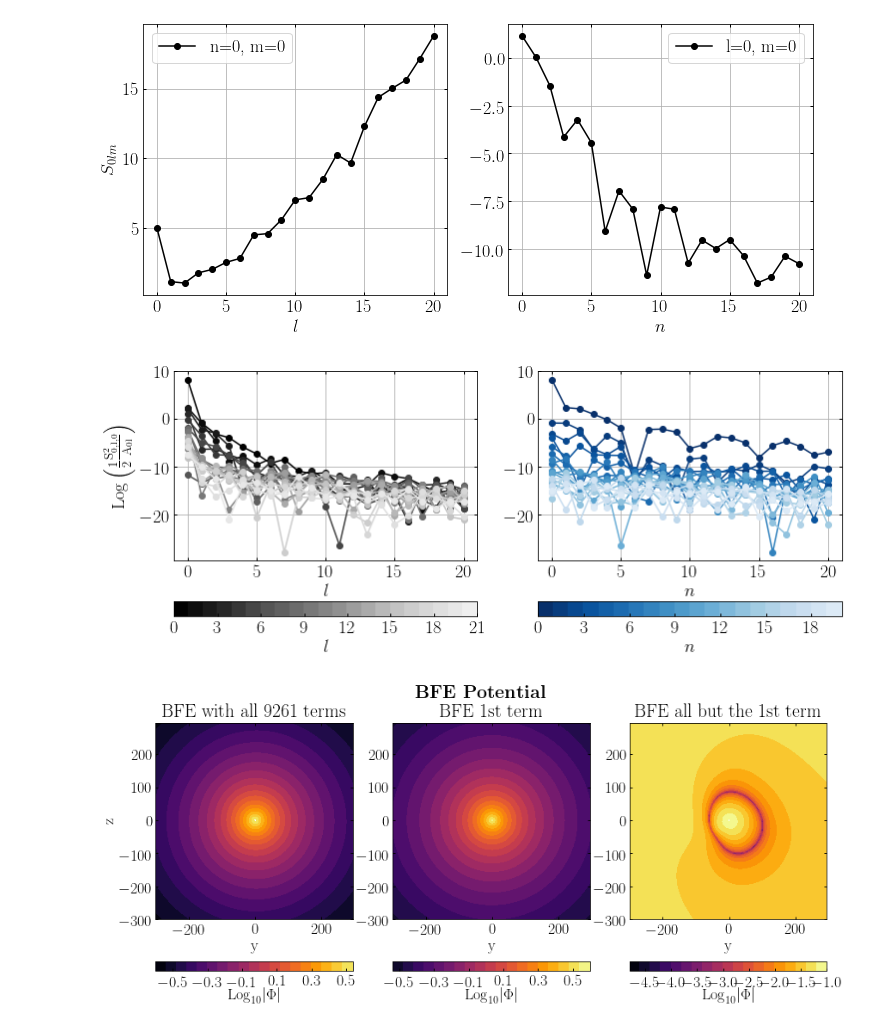
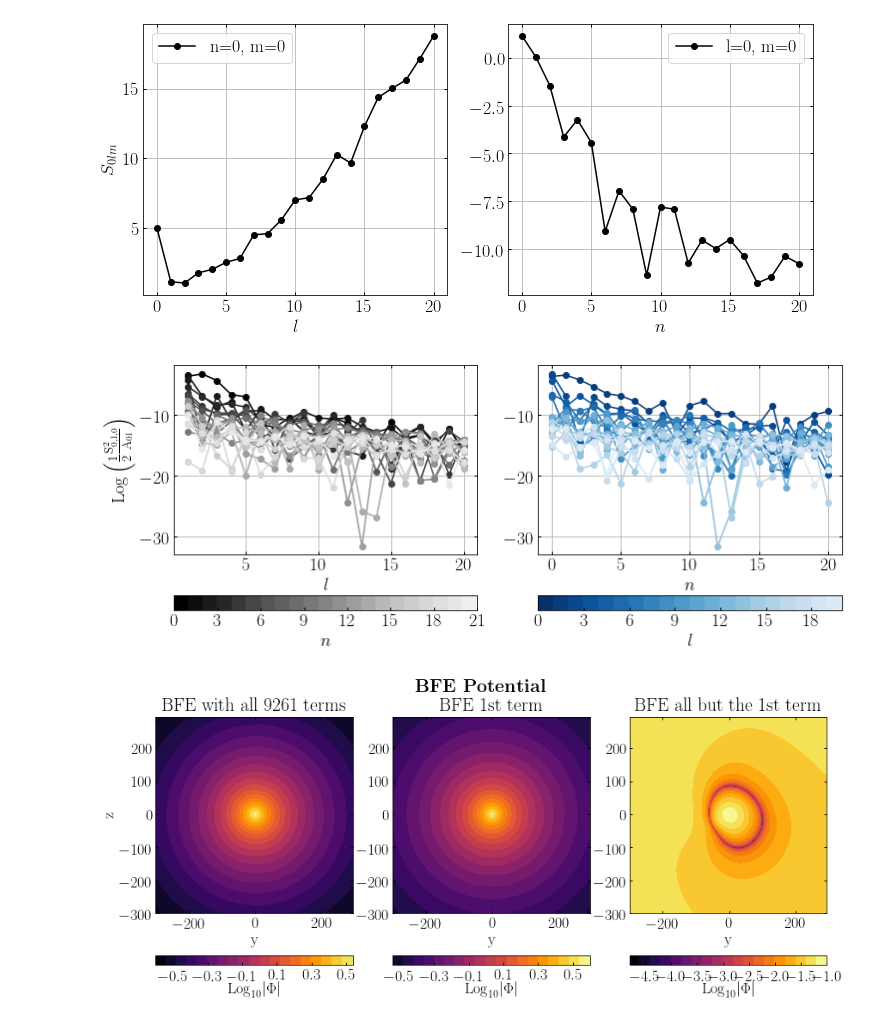
Before and after one commit to jngaravitoc/MW-LMC-SCF, a Jupyter notebook: code/BFE_mwlmc.ipynb, the cells around one changed output. Cells and saved outputs as stored; diff of their text form; code cells hidden in the pictures.

```diff
--- a/code/BFE_mwlmc.ipynb
+++ b/code/BFE_mwlmc.ipynb
@@ -31,3 +37,6 @@ Returning DISK  Positions
 Returning DISK  Velocities
 Returning DISK  Potential
 Loading MW particles and LMC particles
+# %%
+MW_post = reading_snapshots.read_MW_snap_com_coordinates('../../MW_anisotropy/code/test_snaps/', 'MW2_100M_beta1_vir_017', LMC=False,
+                                                                 N_halo_part=100000000, pot=False)
@@ -41,4 +57,7 @@ r_mwlmc5 = (MWLMC5_pos[0][:,0]**2 + MWLMC5_pos[0][:,1]**2 + MWLMC5_pos[0][:,2]**
 index_cut = np.where(r_mwlmc5 < 300)[0]
+# %%
+r_mw = (MW_post[0][:,0]**2 + MW_post[0][:,1]**2 + MW_post[0][:,2]**2)**0.5
+index_cut = np.where(r_mw < 300)[0]
 # %%
 S_mwlmc, T_mwlmc = biff.compute_coeffs_discrete(np.double(MWLMC5_post[0][index_cut]),
                                                 np.double(MWLMC5_mass[index_cut]),
@@ -85,39 +101,39 @@ savefig('MWLMC_S_coeff.pdf', bbox_inches='tight')
 # %%
 figure(figsize=(12, 5))
 
 c1 = np.arange(0., 20 + 1)
 cmap1 = plt.get_cmap("Greys_r", len(c1)+3)
 norm1 = matplotlib.colors.BoundaryNorm(np.arange(len(c1)+1),len(c1))
 sm1 = plt.cm.ScalarMappable(norm=norm1, cmap=cmap1)
 sm1.set_array([])
 
 c2 = np.arange(1., 20 + 1)
 cmap2 = plt.get_cmap("Blues_r", len(c2)+3)
 norm2 = matplotlib.colors.BoundaryNorm(np.arange(len(c2)+1),len(c2))
 sm2 = plt.cm.ScalarMappable(norm=norm2, cmap=cmap2)
 sm2.set_array([])
 
 subplot(1, 2, 1)
 
 for i in range(20):
-    plot(np.log(np.abs(0.5*S_mwlmc[i,:,0]**2/A_nl_array[i])),  '-o', c=cmap1(i))
+    plot(np.log(np.abs(0.5*S_mwlmc[i,:,1]**2/A_nl_array[i])),  '-o', c=cmap1(i))
 cbar = colorbar(sm1, orientation='horizontal')
-cbar.set_label('$l$')
+cbar.set_label('$n$')
 ylabel(r'$\rm{Log} \left( \frac{1}{2} \frac{S_{0, l, 0}^2}{A_{0l}} \right)$')
 xlabel('$l$')
 grid()
 
 subplot(1, 2, 2)
 for i in range(20):
-    plot(np.log(np.abs(0.5*S_mwlmc[:,i,0]**2/A_nl_array[:,i])), '-o', c=cmap2(i))
+    plot(np.log(np.abs(0.5*S_mwlmc[:,i,1]**2/A_nl_array[:,i])),  '-o', c=cmap2(i))
 cbar = colorbar(sm2, orientation='horizontal')
-cbar.set_label('$n$')
+cbar.set_label('$l$')
 xlabel('$n$')
 grid()
 
-savefig('MWLMC_S_coeff_energy.pdf', bbox_inches='tight')
+#savefig('MWLMC_S_coeff_energy.pdf', bbox_inches='tight')
 # %% [output]
-[figure, old version]
+[figure, new version]
 # %%
 y_grid = np.arange(-300, 300, 5)
 z_grid = np.arange(-300, 300, 5)
```
Also changed, not shown: parts of 8 cells of this notebook.
